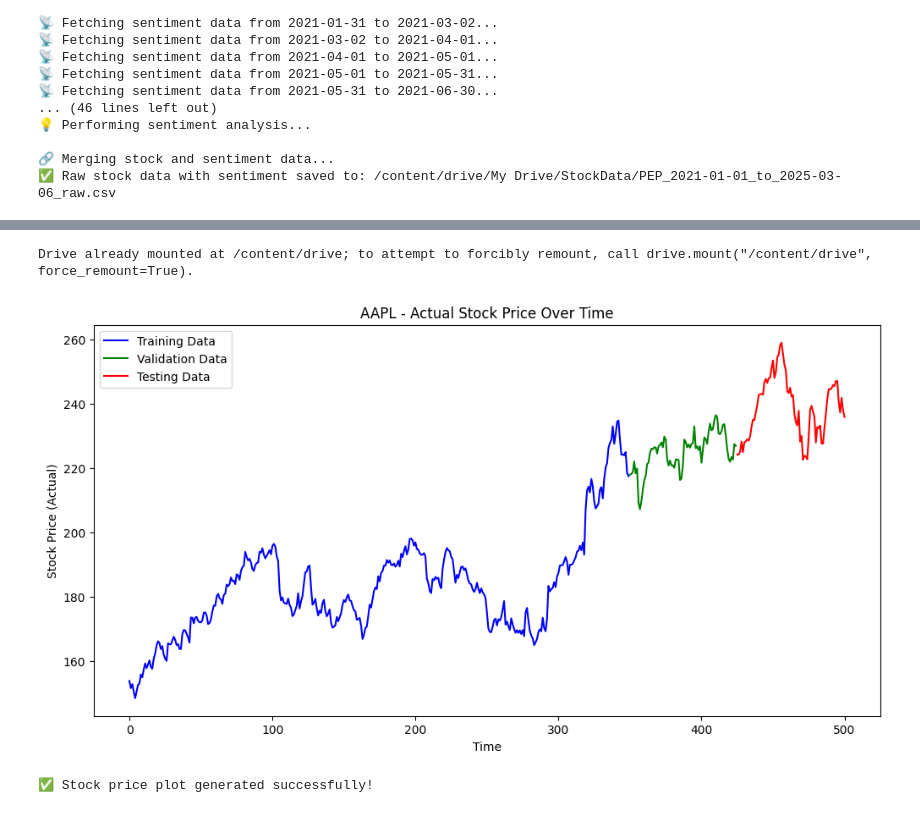
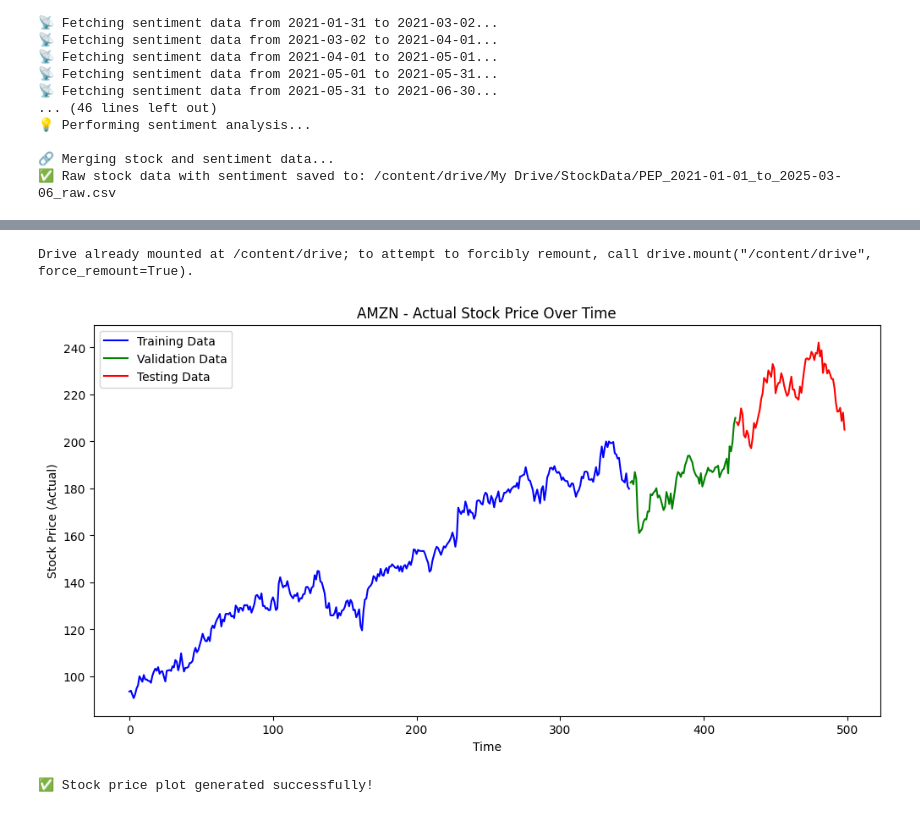
Before and after one commit to NathanDietrich/Artificial-Intelligence-and-Machine-Learning-portfolio, a Jupyter notebook: DataCollectionFixed.ipynb, the cells around one changed output, grey strips where cells are left out. Drawn from its saved outputs; the diff is of its cells as text; code cells hidden in the pictures.

```diff
--- a/DataCollectionFixed.ipynb
+++ b/DataCollectionFixed.ipynb
@@ -796,7 +791,7 @@ from google.colab import drive
 drive.mount('/content/drive')
 
 # 2. Define your ticker folder path (replace "QQQ" with your stock ticker folder)
-stock_ticker = "AAPL"
+stock_ticker = "AMZN"
 base_path = "/content/drive/MyDrive/stocks"
 stock_path = os.path.join(base_path, stock_ticker)
 
@@ -819,32 +814,32 @@ y_test  = y_test.reshape(-1, 1)
 
 # 6. Inverse transform the target values to get actual prices
 y_train_unscaled = scaler_y.inverse_transform(y_train)
 y_val_unscaled   = scaler_y.inverse_transform(y_val)
 y_test_unscaled  = scaler_y.inverse_transform(y_test)
 
 # 7. Plot the actual stock prices over time
 plt.figure(figsize=(12,6))
 
 # Plot training data
 plt.plot(y_train_unscaled, label="Training Data", color="blue")
 
 # Plot validation data (shifted forward by len(y_train_unscaled))
 plt.plot(range(len(y_train_unscaled), len(y_train_unscaled) + len(y_val_unscaled)),
          y_val_unscaled, label="Validation Data", color="green")
 
 # Plot testing data (shifted forward by len(y_train_unscaled) + len(y_val_unscaled))
 plt.plot(range(len(y_train_unscaled) + len(y_val_unscaled),
                len(y_train_unscaled) + len(y_val_unscaled) + len(y_test_unscaled)),
          y_test_unscaled, label="Testing Data", color="red")
 
 plt.xlabel("Time")
 plt.ylabel("Stock Price (Actual)")
 plt.title(f"{stock_ticker} - Actual Stock Price Over Time")
 plt.legend()
 plt.show()
 
 print("✅ Stock price plot generated successfully!")
 # %% [output]
 Drive already mounted at /content/drive; to attempt to forcibly remount, call drive.mount("/content/drive", force_remount=True).
-[figure, old version]
+[figure, new version]
 ✅ Stock price plot generated successfully!
```
Also changed, not shown: parts of 3 cells of this notebook.
